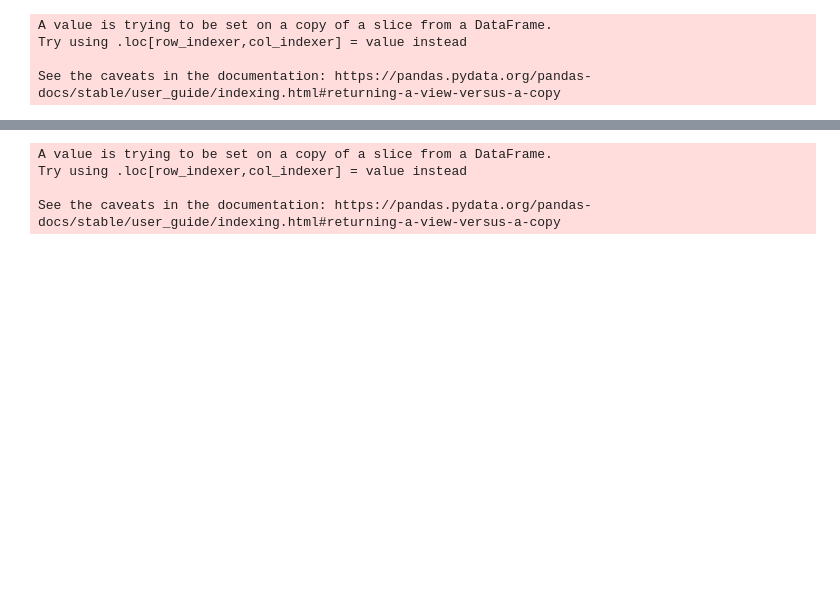
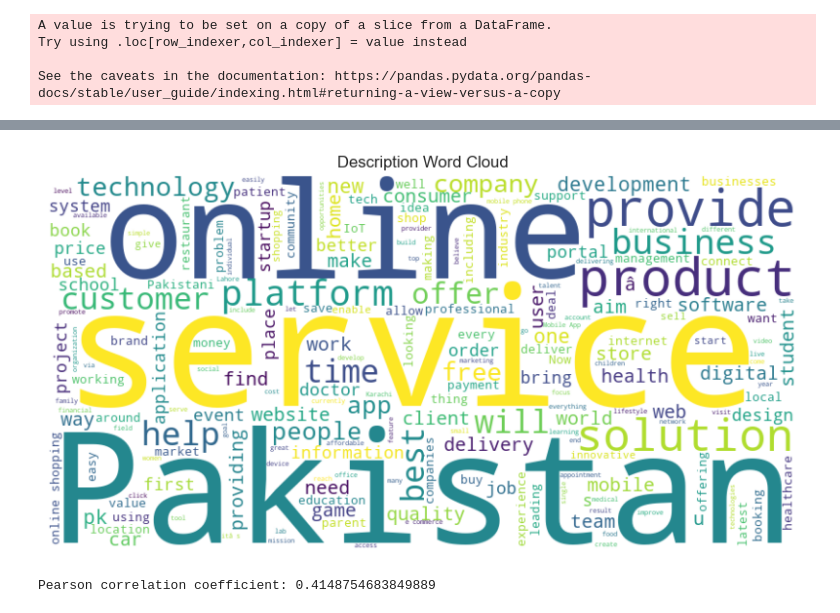
Before and after one commit to NimraZeeshan/Pakistan_startup_census, a Jupyter notebook: paksitan_startup_analysis.ipynb, the cells around one changed output, grey strips where cells are left out. Saved outputs shown, nothing was run; the diff lists cells and outputs as text; code cells hidden in the pictures; blank space fills up the shorter version.

```diff
--- a/paksitan_startup_analysis.ipynb
+++ b/paksitan_startup_analysis.ipynb
@@ -873,0 +890,18 @@ See the caveats in the documentation: https://pandas.pydata.org/pandas-docs/stab
+# %%
+from wordcloud import WordCloud
+import matplotlib.pyplot as plt
+
+# Combine all descriptions into a single string
+all_descriptions = ' '.join(Startups['Description'].dropna())
+
+# Create a word cloud object
+wordcloud = WordCloud(width=800, height=400, background_color='white').generate(all_descriptions)
+
+# Display the word cloud
+plt.figure(figsize=(10, 5))
+plt.imshow(wordcloud, interpolation='bilinear')
+plt.axis('off')
+plt.title('Description Word Cloud')
+plt.show()
+# %% [output]
+[figure, added]
@@ -874,32 +930,21 @@ See the caveats in the documentation: https://pandas.pydata.org/pandas-docs/stab
 # %%
-import plotly.express as px
+import pandas as pd
 
-# Filter out rows with 'Not Provided' in the 'Founded_Year' column
-filtered_startups = Startups[Startups['Founded Year'] != 'Not Provided']
+# Assuming you have a DataFrame named 'Startups'
 
-# Convert 'Founded_Year' column to numeric (assuming it's a numerical column)
-filtered_startups['Founded Year'] = pd.to_numeric(filtered_startups['Founded Year'], errors='coerce')
+# Convert 'Founded Year' column to numeric
+Startups['Founded Year'] = pd.to_numeric(Startups['Founded Year'], errors='coerce')
 
-# Drop rows with NaN values in 'Founded_Year' column
-filtered_startups = filtered_startups.dropna(subset=['Founded Year'])
+# Filter out rows with NaN values in 'Founded Year' column
+filtered_startups = Startups.dropna(subset=['Founded Year'])
 
-# Group startups by founded year and count the number of startups in each year
+# Group startups by founding year and count the number of startups founded in each year
 startup_year_counts = filtered_startups['Founded Year'].value_counts().reset_index()
 startup_year_counts.columns = ['Founded Year', 'Count']
 
-# Sort startup_year_counts DataFrame by 'Founded_Year' column in ascending order
-startup_year_counts = startup_year_counts.sort_values(by='Founded Year', ascending=True)
+# Calculate the Pearson correlation coefficient
+correlation = startup_year_counts['Founded Year'].corr(startup_year_counts['Count'])
 
-# Create the Plotly bubble plot
-fig = px.scatter(startup_year_counts, x='Founded Year', y='Count', size='Count',
-                 title='Number of Startups by Founded Year',
-                 labels={'Count': 'Number of Startups', 'Founded Year': 'Founded Year'},
-                 color='Founded Year', color_continuous_scale=px.colors.sequential.Viridis)
-
-# Show the bubble plot
-fig.show()
+print("Pearson correlation coefficient:", correlation)
 # %% [output]
-A value is trying to be set on a copy of a slice from a DataFrame.
-Try using .loc[row_indexer,col_indexer] = value instead
-
-See the caveats in the documentation: https://pandas.pydata.org/pandas-docs/stable/user_guide/indexing.html#returning-a-view-versus-a-copy
+Pearson correlation coefficient: 0.4148754683849889
```
Also changed, not shown: parts of 21 cells of this notebook, 7 other files.
